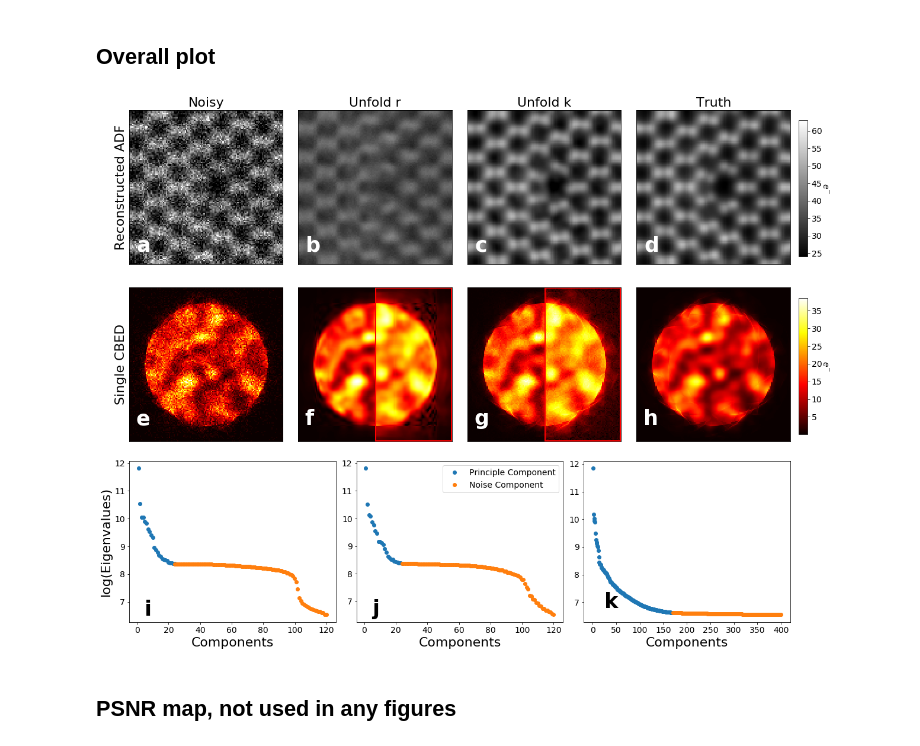
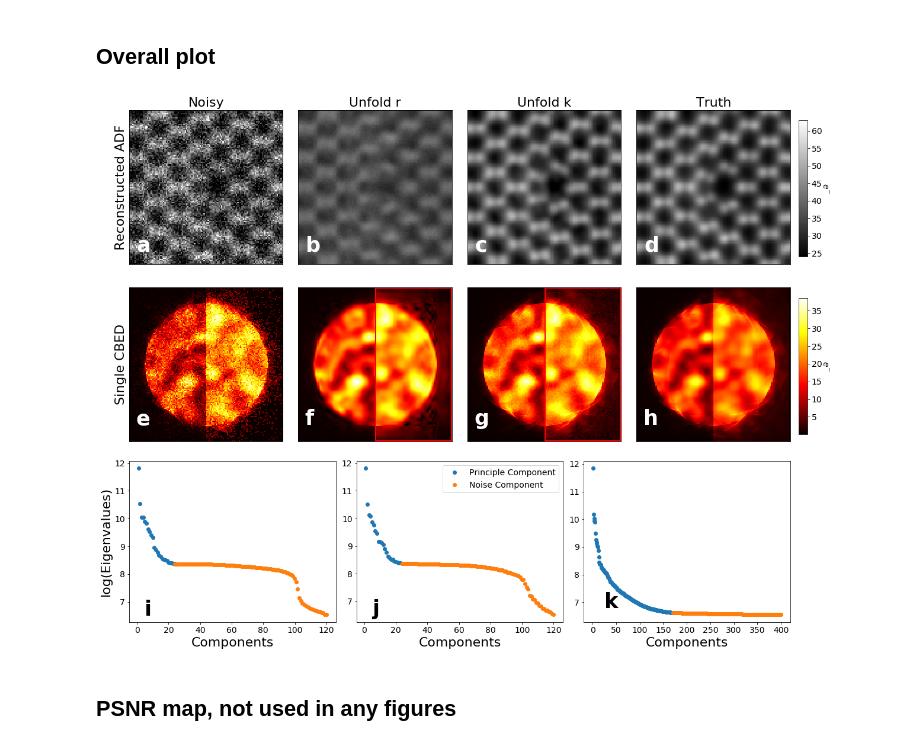
Before and after one commit to CY-Zhang/PyProcessingCodes, a Jupyter notebook: TensorDenoise/VisulizeResults_AlternateDataArrangement.ipynb, the cells around one changed output. Cells and saved outputs as stored; diff of their text form; code cells hidden in the pictures.

Commit message:
Updated tensor SVD paper figures.

```diff
--- a/TensorDenoise/VisulizeResults_AlternateDataArrangement.ipynb
+++ b/TensorDenoise/VisulizeResults_AlternateDataArrangement.ipynb
@@ -150,8 +150,14 @@ ry = 60
 clim_low = np.amin(truth_data[rx,ry,:])
 clim_high = np.amax(truth_data[rx,ry,:])
 
+temp = copy(raw_data[rx,ry,:].reshape(128,128))
+temp[temp<0] = 0
+temp2 = np.sqrt(temp)
+temp2 = temp2 / np.amax(temp2) * np.amax(temp)
+temp[:,64:-1] = temp2[:,64:-1]
+
 ax = fig.add_subplot(3,4,5)
-plt.imshow(raw_data[rx,ry,:,:],clim=[clim_low,clim_high*1.2],cmap='hot')
+plt.imshow(temp,clim=[clim_low,clim_high*1.2],cmap='hot')
 plt.xticks([])
 plt.yticks([])
 plt.ylabel('Single CBED', fontsize=22)
@@ -185,8 +191,14 @@ plt.xticks([])
 plt.yticks([])
 ax.text(5,114,'g',fontsize=35, color='white', fontweight='bold')
 
+temp = copy(truth_data[rx,ry,:].reshape(128,128))
+temp[temp<0] = 0
+temp2 = np.sqrt(temp)
+temp2 = temp2 / np.amax(temp2) * np.amax(temp)
+temp[:,64:-1] = temp2[:,64:-1]
+
 ax = fig.add_subplot(3,4,8)
-im = plt.imshow(truth_data[rx,ry,:].reshape(128,128),clim=[clim_low,clim_high*1.2],cmap='hot')
+im = plt.imshow(temp, clim=[clim_low,clim_high*1.2],cmap='hot')
 plt.xticks([])
 plt.yticks([])
 ax.text(5,114,'h',fontsize=35, color='white', fontweight='bold')
@@ -215,34 +227,34 @@ ax.text(5,6.5,'i',fontsize=35, color='black', fontweight='bold')
 ax = fig.add_subplot(338)
 e2 = temp['e2']
 e2 = e2[::-1]
 # plt.plot(np.log(e2[::-1]),linewidth='2')
 plt.plot(np.linspace(1,24,24),np.log(e2[0:24]),'o',linewidth='2',label='Principle Component')
 plt.plot(np.linspace(24,120,96),np.log(e2[24:120]),'o',linewidth='2', label = 'Noise Component')
 plt.xticks(fontsize=14)
 plt.yticks(fontsize=14)
 plt.legend(fontsize=14)
 # plt.axvline(x=24,color='r',ls='--')
 # plt.title('rank($\it{k_y}$)=24',color='red',fontsize=20)
 plt.xlabel('Components',fontsize=22)
 ax.text(5,6.5,'j',fontsize=35, color='black', fontweight='bold')
 
 ax = fig.add_subplot(339)
 e3 = temp['e3']
 e3 = e3[::-1]
 # plt.plot(np.log(e3[:400]),linewidth='2')
 plt.plot(np.linspace(1,170,170),np.log(e3[0:170]),'o',linewidth='2')
 plt.plot(np.linspace(171,400,230),np.log(e3[170:400]),'o',linewidth='2')
 plt.xticks(fontsize=14)
 plt.yticks(fontsize=14)
 # plt.axvline(x=170,color='r',ls='--')
 # plt.title('rank($\it{r}$)=170',color='red',fontsize=20)
 plt.xlabel('Components',fontsize=22)
 ax.text(25,6.8,'k',fontsize=35, color='black', fontweight='bold')
 
 fig.subplots_adjust(wspace = 0.1, hspace = 0.1)
 fig.savefig('/srv/home/chenyu/TensorDenoise/Simulatons/Si_dislocation_simulations/SiDisl_tensor_result_alternate3D.tif')
 # %% [output]
-[figure, old version]
+[figure, new version]
 # %% [markdown]
 ## PSNR map, not used in any figures
 # %%
```
Also changed, not shown: 1 other file.
